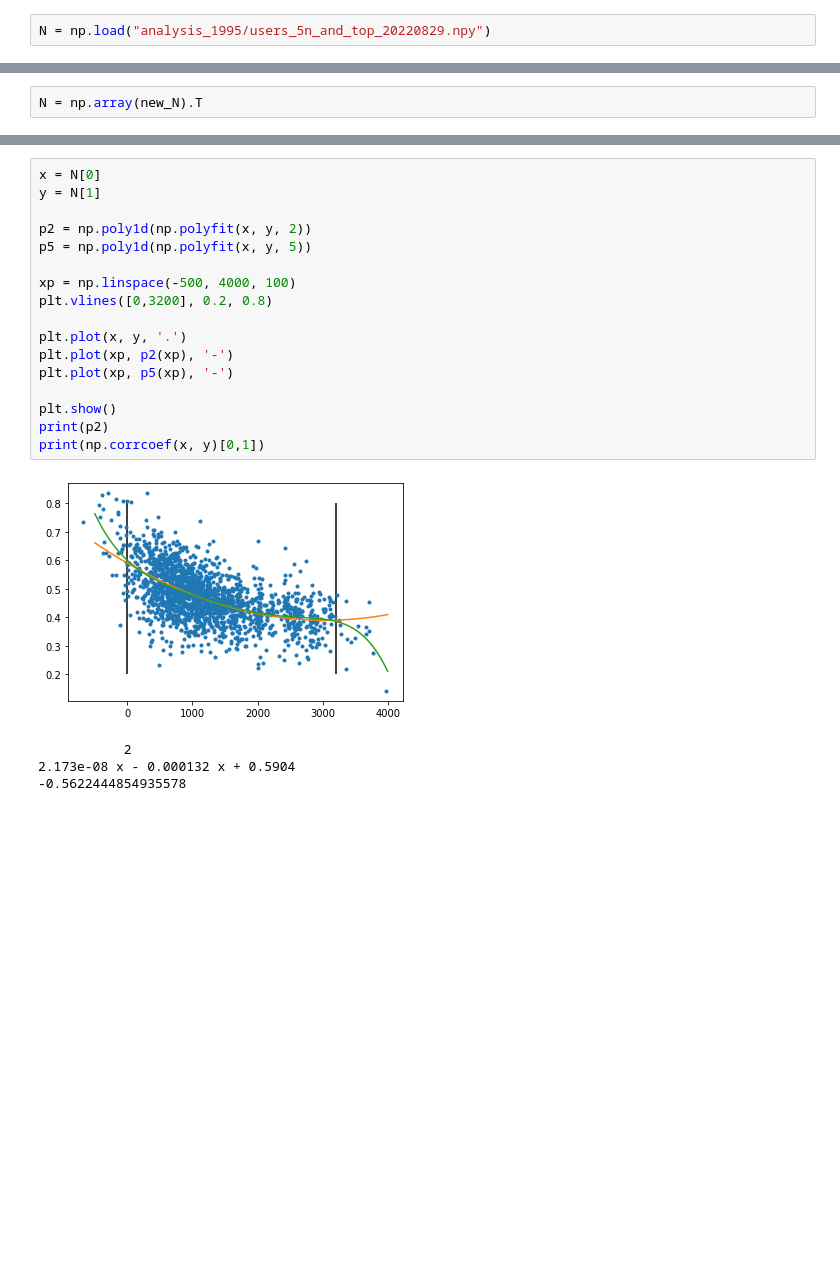
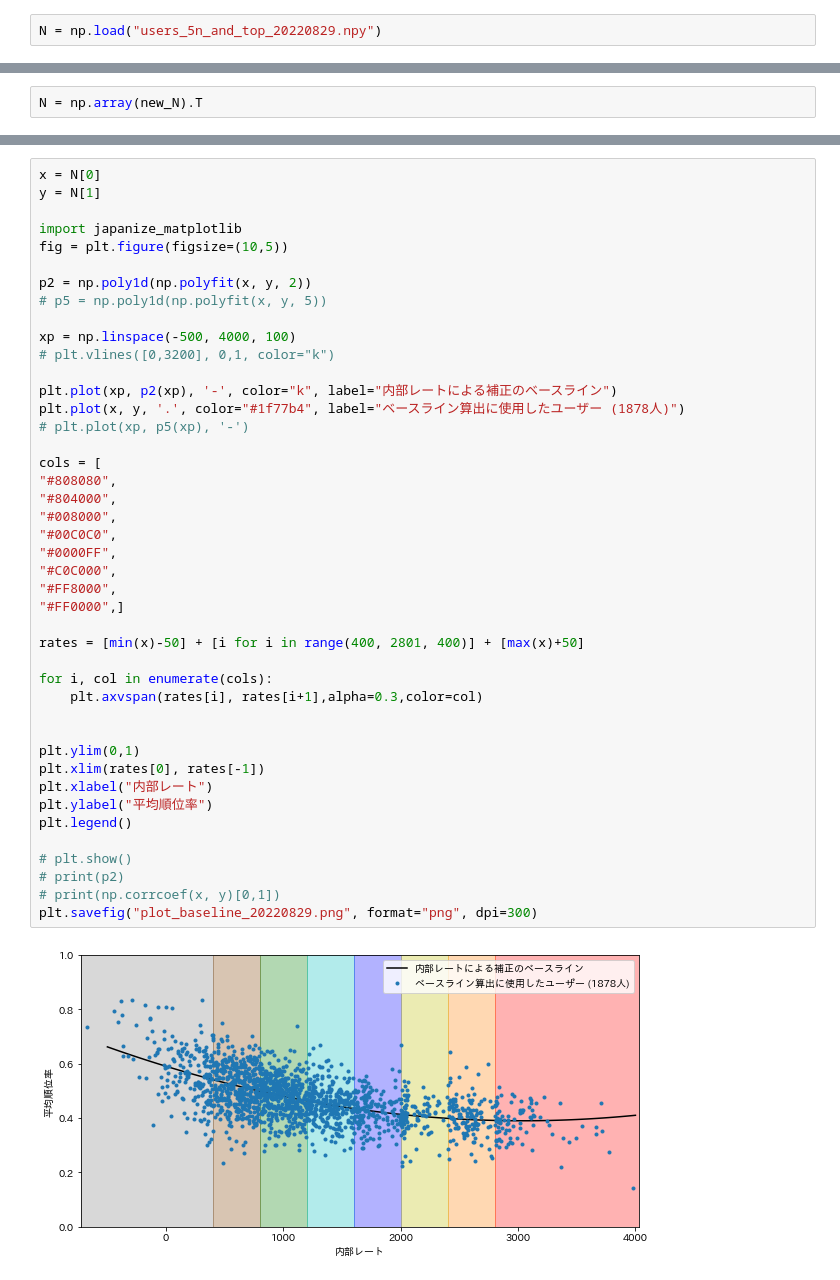
Before and after one commit to tomii9273/atcoder_type_checker, a Jupyter notebook: analysis_1995/analysis_hosei_20220829.ipynb, the cells around one changed output, grey strips where cells are left out. Drawn from its saved outputs; the diff is of its cells as text; blank space fills up the shorter version.

Commit message:
make plot

```diff
--- a/analysis_1995/analysis_hosei_20220829.ipynb
+++ b/analysis_1995/analysis_hosei_20220829.ipynb
@@ -9,7 +9,7 @@ for item in f.readlines():
     user, _, _ = item.split()
     U.append(user)
 # %%
-N = np.load("analysis_1995/users_5n_and_top_20220829.npy")
+N = np.load("users_5n_and_top_20220829.npy")
 # %%
 assert len(U) == len(set(U))
 assert len(U) == len(N)
@@ -26,25 +30,48 @@ N = np.array(new_N).T
 # %%
 x = N[0]
 y = N[1]
 
+import japanize_matplotlib
+fig = plt.figure(figsize=(10,5))
+
 p2 = np.poly1d(np.polyfit(x, y, 2))
-p5 = np.poly1d(np.polyfit(x, y, 5))
+# p5 = np.poly1d(np.polyfit(x, y, 5))
 
 xp = np.linspace(-500, 4000, 100)
-plt.vlines([0,3200], 0.2, 0.8)
+# plt.vlines([0,3200], 0,1, color="k")
 
-plt.plot(x, y, '.')
-plt.plot(xp, p2(xp), '-')
-plt.plot(xp, p5(xp), '-')
+plt.plot(xp, p2(xp), '-', color="k", label="内部レートによる補正のベースライン")
+plt.plot(x, y, '.', color="#1f77b4", label="ベースライン算出に使用したユーザー (1878人)")
+# plt.plot(xp, p5(xp), '-')
 
-plt.show()
-print(p2)
-print(np.corrcoef(x, y)[0,1])
+cols = [
+"#808080",
+"#804000",
+"#008000",
+"#00C0C0",
+"#0000FF",
+"#C0C000",
+"#FF8000",
+"#FF0000",]
+
+rates = [min(x)-50] + [i for i in range(400, 2801, 400)] + [max(x)+50]
+
+for i, col in enumerate(cols):
+    plt.axvspan(rates[i], rates[i+1],alpha=0.3,color=col)
+
+
+plt.ylim(0,1)
+plt.xlim(rates[0], rates[-1])
+plt.xlabel("内部レート")
+plt.ylabel("平均順位率")
+plt.legend()
+
+# plt.show()
+# print(p2)
+# print(np.corrcoef(x, y)[0,1])
+plt.savefig("plot_baseline_20220829.png", format="png", dpi=300)
 # %% [output]
-[figure, old version]
+[figure, new version]
-           2
-2.173e-08 x - 0.000132 x + 0.5904
--0.5622444854935578
 # %%
 x = N[0]
 y = N[2]
```
Also changed, not shown: parts of 2 cells of this notebook, 1 other file.
